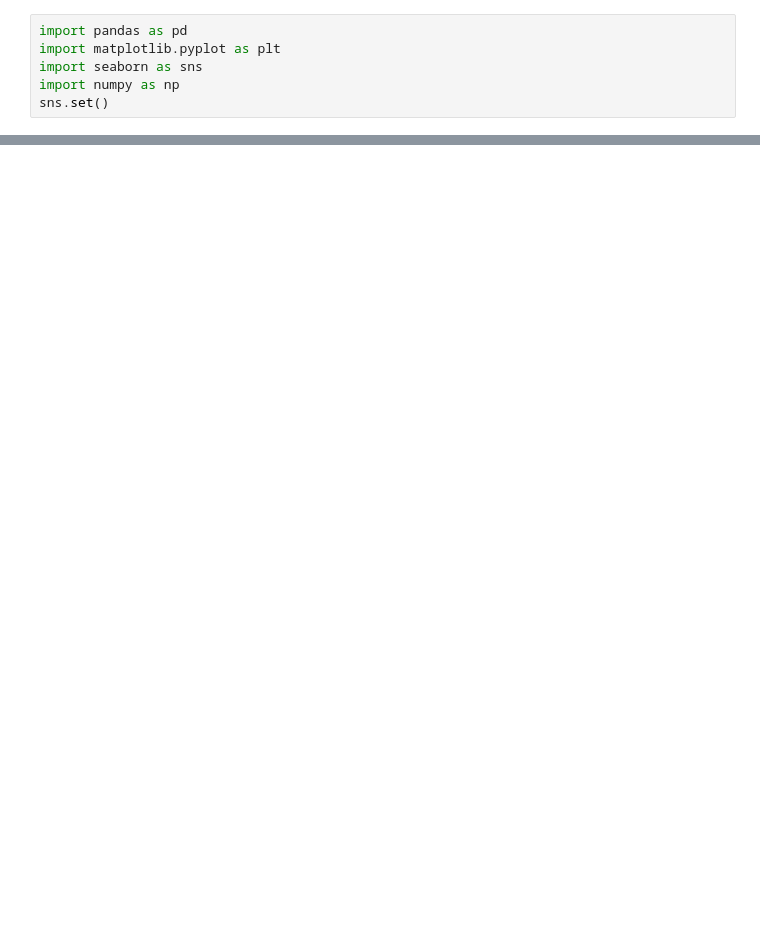
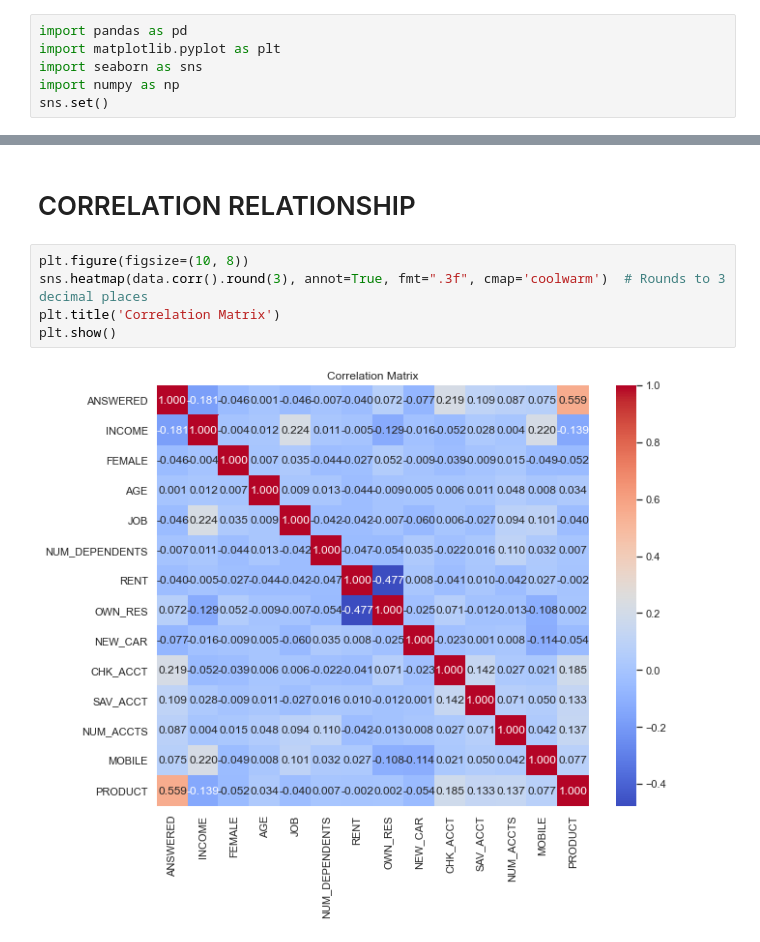
Before and after one commit to DamHTran/SC_Group-Assignment-1, a Jupyter notebook: Group_Assignment_1.ipynb, the cells around one changed output, grey strips where cells are left out. Cells and saved outputs as stored; diff of their text form; blank space fills up the shorter version.

```diff
--- a/Group_Assignment_1.ipynb
+++ b/Group_Assignment_1.ipynb
@@ -6,0 +93,9 @@ sns.set()
+# %% [markdown]
+# CORRELATION RELATIONSHIP
+# %%
+plt.figure(figsize=(10, 8))
+sns.heatmap(data.corr().round(3), annot=True, fmt=".3f", cmap='coolwarm')  # Rounds to 3 decimal places
+plt.title('Correlation Matrix')
+plt.show()
+# %% [output]
+[figure, added]
```
Also changed, not shown: parts of 13 cells of this notebook.
